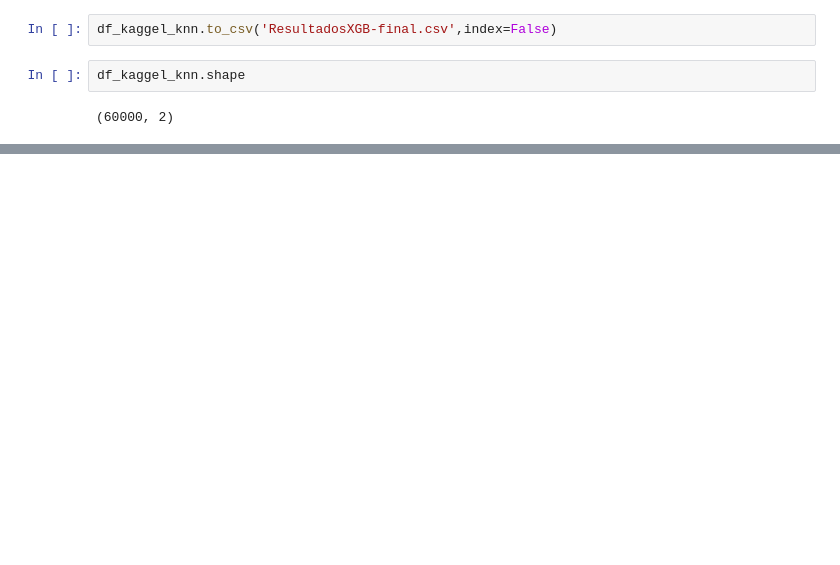
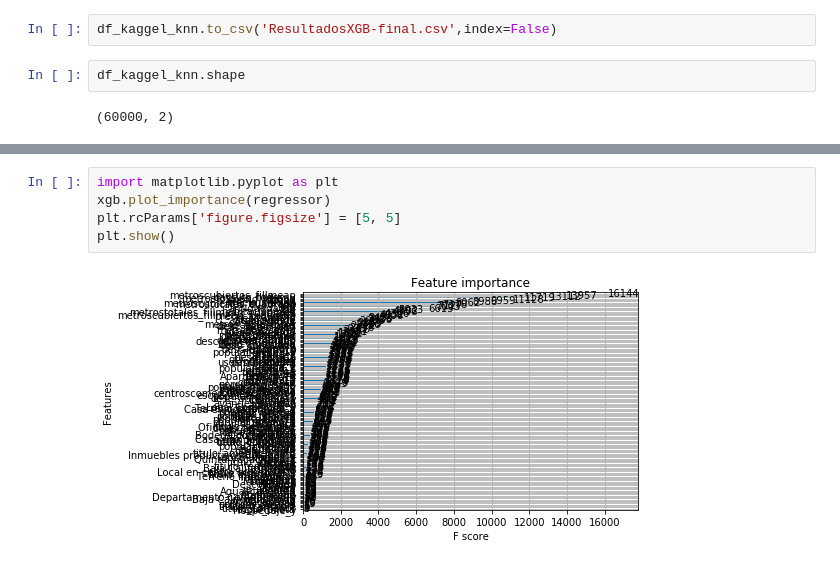
Before and after one commit to camilaserra5/7506-organizacion-de-datos, a Jupyter notebook: tp2/modelos/xgboost-final.ipynb, the cells around one changed output, grey strips where cells are left out. Drawn from its saved outputs; the diff is of its cells as text; blank space fills up the shorter version.

```diff
--- a/tp2/modelos/xgboost-final.ipynb
+++ b/tp2/modelos/xgboost-final.ipynb
@@ -180,0 +319,7 @@ df_kaggel_knn.head()
+# %%
+import matplotlib.pyplot as plt
+xgb.plot_importance(regressor)
+plt.rcParams['figure.figsize'] = [5, 5]
+plt.show()
+# %% [output]
+[figure, added]
```
Also changed, not shown: parts of 7 cells of this notebook, 4 other files.
